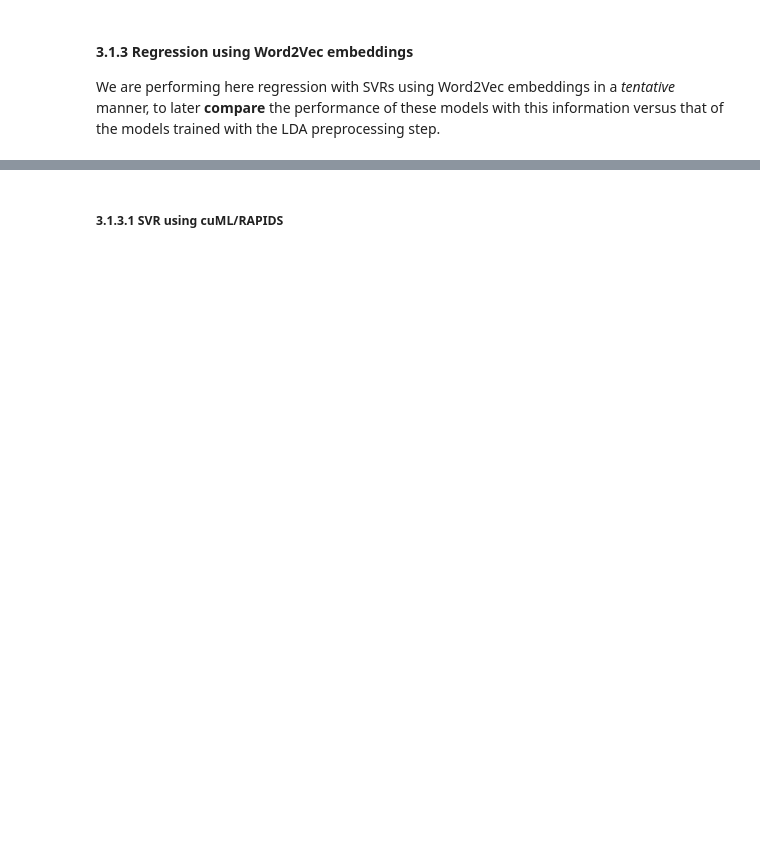
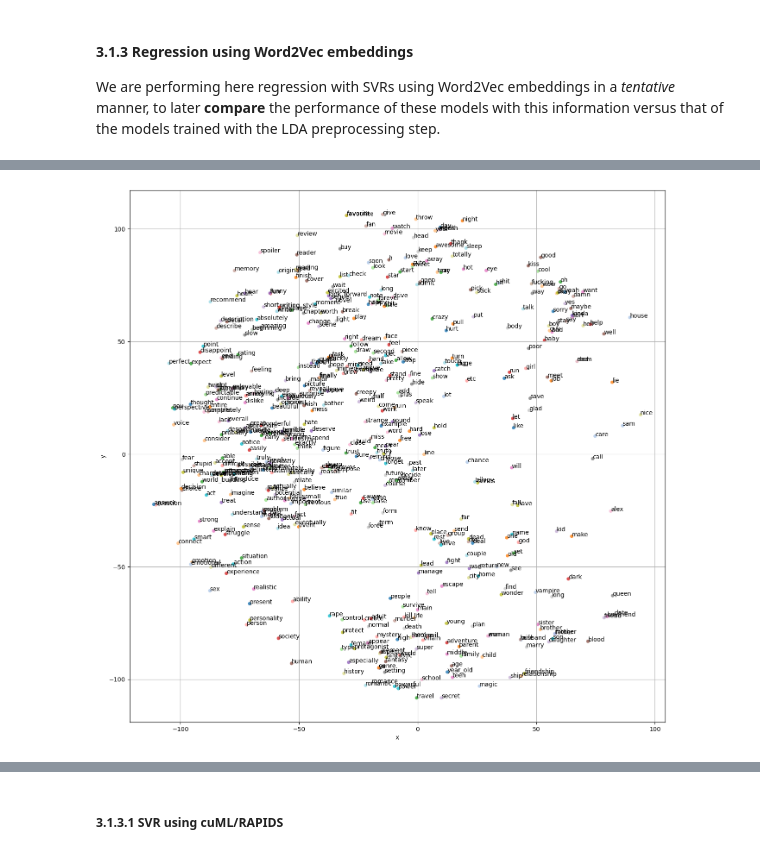
Before and after one commit to roliverc/Goodreads-meets-NLP, a Jupyter notebook: spacy_gensim_dask.ipynb, the cells around one changed output, grey strips where cells are left out. Drawn from its saved outputs; the diff is of its cells as text; code cells hidden in the pictures; blank space fills up the shorter version.

```diff
--- a/spacy_gensim_dask.ipynb
+++ b/spacy_gensim_dask.ipynb
@@ -846,0 +1035,13 @@ We are performing here regression with SVRs using Word2Vec embeddings in a *tent
+# %%
+# Fetch word vectors from the model
+wv_fasttext = model_fasttext.wv
+
+# Free memory from the entire model (we are not going to use it)
+del model_fasttext
+gc.collect()
+
+# Save model in file
+wv_fasttext.save("wordvectors/wv_fasttext.wordvectors")
+
+# Load back with memory-mapping = read-only, shared across processes.
+wv_fasttext = gensim.models.KeyedVectors.load("wordvectors/wv_fasttext.wordvectors", mmap='r')
@@ -846,0 +1052,13 @@ We are performing here regression with SVRs using Word2Vec embeddings in a *tent
+# %%
+%%time
+if not os.path.exists("models/wv_fasttext_tsne.npy"):
+    # Initialize t-SNE
+    with parallel_backend("threading", n_jobs=os.cpu_count()*2-2):
+        t_sne = TSNE(init="pca")
+        wv_fasttext_tsne = t_sne.fit_transform(wv_fasttext.vectors)
+
+    np.save("models/wv_fasttext_tsne.npy", wv_fasttext_tsne)
+    print("File created: models/wv_fasttext_tsne.npy\n")
+else:
+    wv_fasttext_tsne = np.load("models/wv_fasttext_tsne.npy")
+    print("File models/wv_fasttext_tsne.npy already exists.\n")
@@ -846,0 +1070,20 @@ We are performing here regression with SVRs using Word2Vec embeddings in a *tent
+# %%
+%%time
+# We plot only 500 embeddings
+fig, ax = plt.subplots(figsize=(16, 16))
+
+# create a DataFrame to store the embeddings
+df = pd.DataFrame(wv_fasttext_tsne[:500], columns=['x', 'y'])
+df['word'] = list(wv_fasttext.key_to_index.keys())[:500]
+
+# plot the embeddings using seaborn scatterplot
+sns.scatterplot(data=df, x='x', y='y', hue="word", palette="tab20", alpha=.8, legend=False)
+
+# add annotations for the words
+for row in df.itertuples():
+    plt.annotate(row.word, xy=(row.x, row.y), fontsize=10)
+
+plt.grid()
+plt.show()
+# %% [output]
+[figure, added]
```
Also changed, not shown: parts of 201 cells of this notebook.
